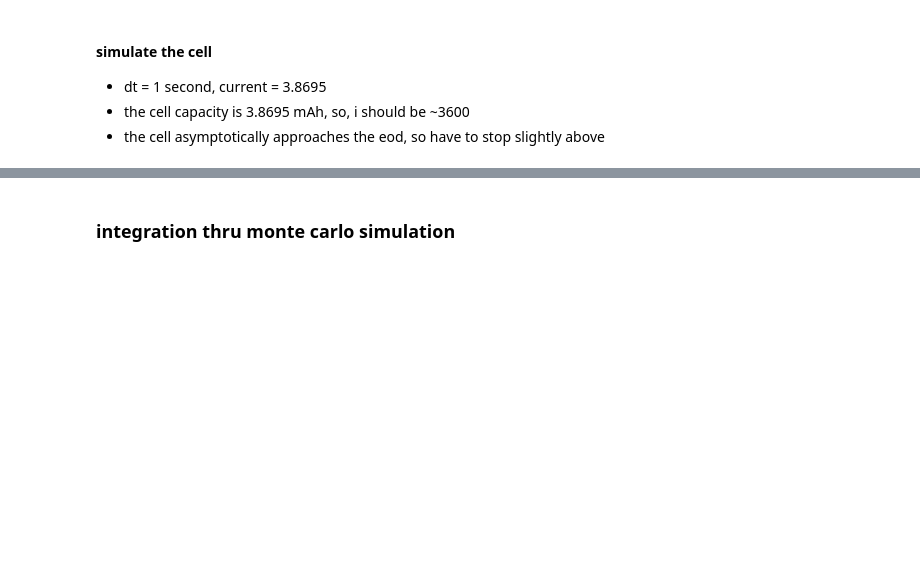
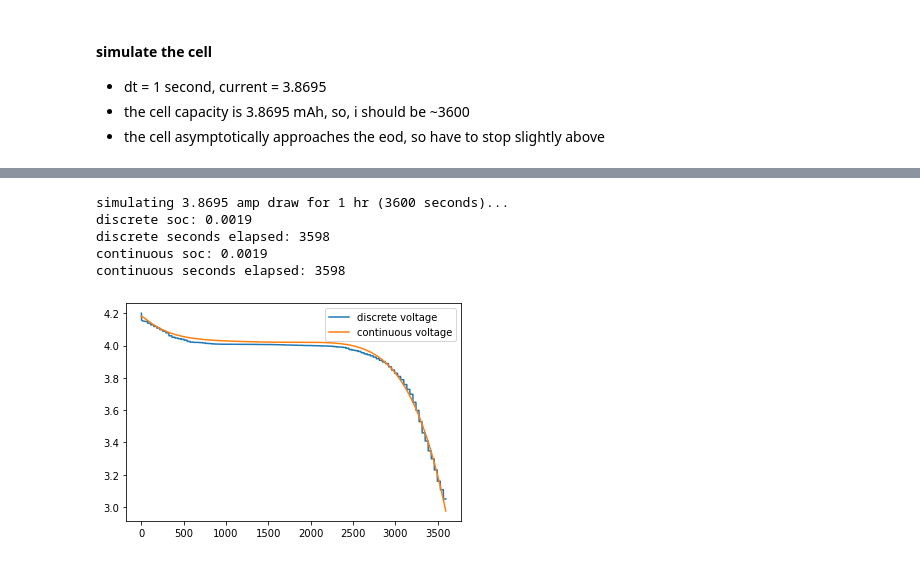
Before and after one commit to hazrmard/AirplaneFaultTolerance, a Jupyter notebook: powertrain.ipynb, the cells around one changed output, grey strips where cells are left out. Cells and saved outputs as stored; diff of their text form; code cells hidden in the pictures; blank space fills up the shorter version.

Commit message:
[wip] need to integrate continuous equations into battery class

```diff
--- a/powertrain.ipynb
+++ b/powertrain.ipynb
@@ -441,20 +191,57 @@ vars(cbcell)
-# %% [markdown]
-### integration thru monte carlo simulation
-# %%
-a = 0
-b = np.pi
-N = 1000
-xrand = random.uniform(a, b, N)
-
-def func(x):
-    return np.sin(x)
-
-I = 0.0
-
-for i in range(N):
-    I += func(xrand[i])
-I = (b-a)/float(N)*I
-print(I)
-
-Iq = quad(func, a,b)[0]
-print(Iq)
+# %%
+def continuous_test2():
+    """ simulate continuous cell for 1 hr"""
+    cbcell.reset()
+    dt = 1/3600 # 1 second
+    t1 = nsteps(dt)
+    ocvs = []
+    i = 0
+    while(cbcell.z > .002):
+        c = 3.8695
+#         ocvs.append(cbcell.get_ocv() - cbcell.R*cbcell.Ir - cbcell.R0*current)
+#         dz = (1 - odeint(dzdt, 1.0, t1, args=(c,))[-1][0])
+#         di = odeint(didt, cbcell.Ir, t1, args=(c,))[-1]
+#         cbcell.Ir = di
+#         cbcell.z = cbcell.z - dz
+        ocvs.append(cbcell.get_ocv() - cbcell.R*cbcell.Ir - cbcell.R0*current + cbcell.h + cbcell.M0*np.sign(current))
+        dz = (1 - odeint(dzdt, 1.0, t1, args=(c,))[-1][0])
+        di = odeint(didt, cbcell.Ir, t1, args=(c,))[-1][0]
+        dh = odeint(dhdt, cbcell.h, t1, args=(c,))[-1][0]
+        cbcell.Ir = di
+        cbcell.z = cbcell.z - dz
+        cbcell.h = dh
+        i += 1
+    print("continuous soc: {:.4f}".format(cbcell.z))
+    print("continuous seconds elapsed: " + str(i))
+    return ocvs
+
+def discrete_test2():
+    """simulate discrete cell for 1 hr"""
+    dbcell.reset()
+    dt = 1.0
+    ocvs = []
+    i = 0
+    while(dbcell.z > .002):
+        c = 3.8695
+        ocvs.append(dbcell.ocv)
+        dbcell.step(1, c)
+        i += 1
+    print("discrete soc: {:.4f}".format(dbcell.z))
+    print("discrete seconds elapsed: " + str(i))
+    return ocvs
+
+print("simulating 3.8695 amp draw for 1 hr (3600 seconds)...")
+
+docvs = discrete_test2()
+cocvs = continuous_test2()
+plt.plot(docvs, label='discrete voltage')
+plt.plot(cocvs, label='continuous voltage')
+plt.legend()
+plt.show()
+# %% [output]
+simulating 3.8695 amp draw for 1 hr (3600 seconds)...
+discrete soc: 0.0019
+discrete seconds elapsed: 3598
+continuous soc: 0.0019
+continuous seconds elapsed: 3598
+[figure, added]
```
Also changed, not shown: parts of 25 cells of this notebook.
